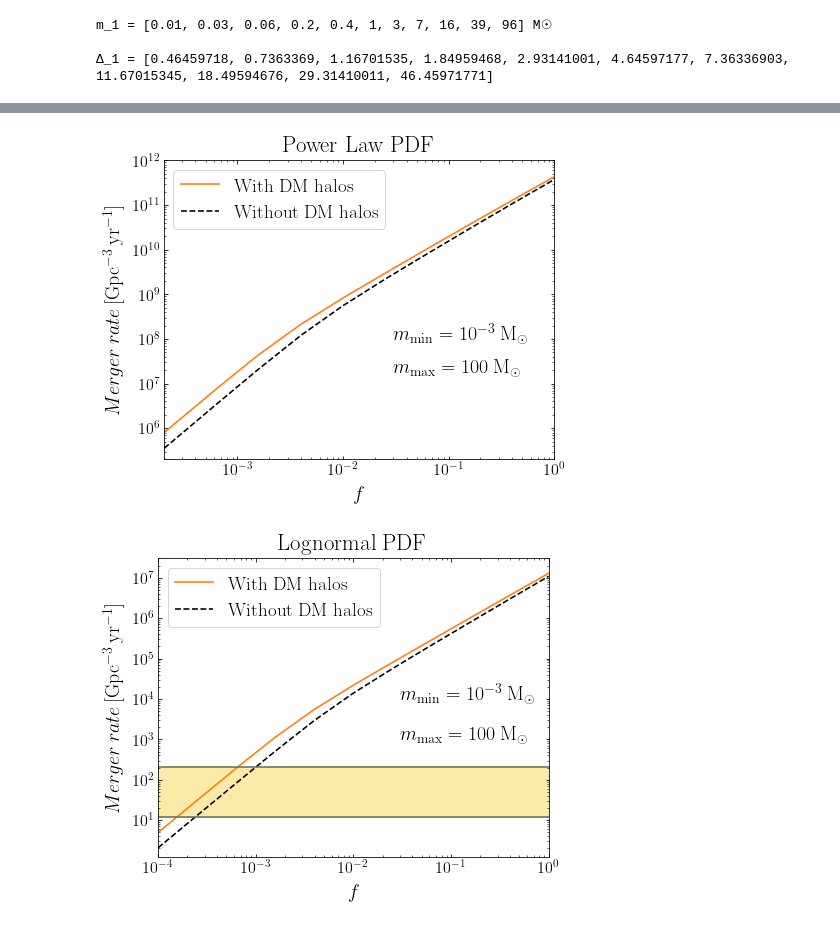
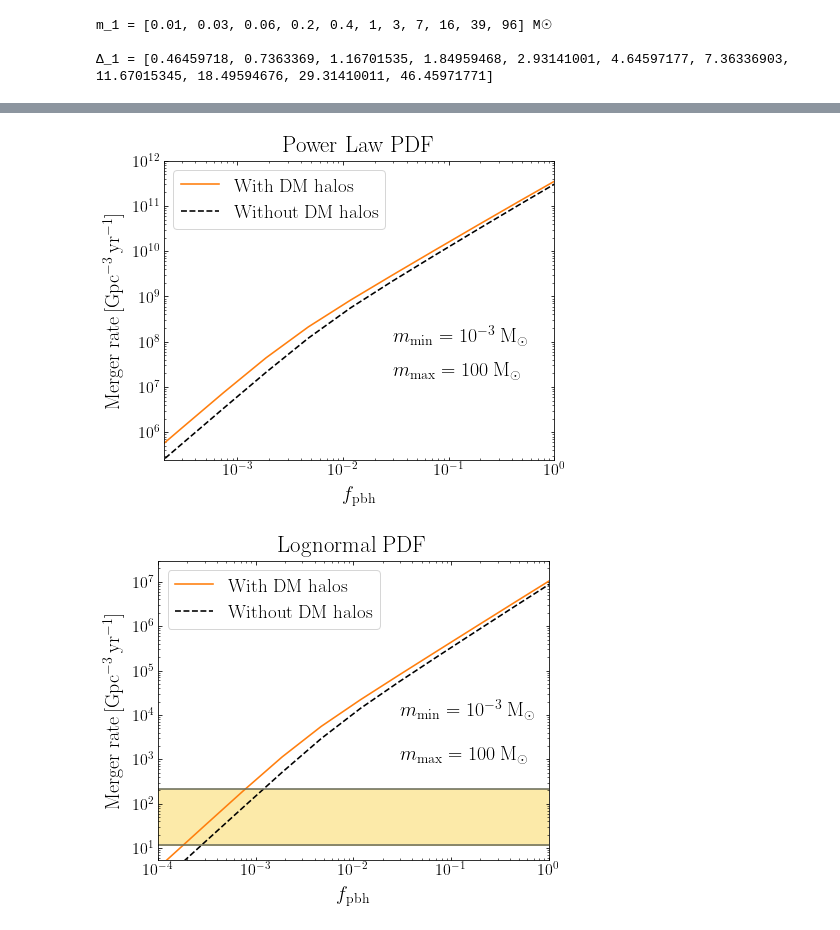
Before and after one commit to pratibhajangra591/Ifca-github, a Jupyter notebook: mergervsf.ipynb, the cells around one changed output, grey strips where cells are left out. Saved outputs shown, nothing was run; the diff lists cells and outputs as text; code cells hidden in the pictures.

```diff
--- a/mergervsf.ipynb
+++ b/mergervsf.ipynb
@@ -766,6 +761,12 @@ print('\v')
 print("m_1 =", m_1_list, "M☉")
 print('\v')
 print("Δ_1 =", Δ_1_list)
+
+
+f = np.geomspace(1e-4, 1, 11)
+f_pbh = f/0.85
+
+f_pbh_list = f_pbh.tolist()
 # %% [output]
 m_1 = [0.01, 0.03, 0.06, 0.2, 0.4, 1, 3, 7, 16, 39, 96] M☉
 
@@ -1208,4 +1197,7 @@ f_pbh_Lognormalhalo_100 = 3.51e-04
 # %%
+merge_PWRhalo_2 = np.load('merge_PWRhalo_2.npy')
+merge_PWR_2 = np.load('merge_PWR_2.npy')
+
 plt.figure(figsize = (7, 5.5))
 plt.rcParams['font.family'] = 'serif'
 plt.rcParams['xtick.direction'] = 'in'
@@ -1219,11 +1211,11 @@ plt.text(3e-2, 1.8e7, "$m_\mathrm{{max}} = 100 \: \mathrm{M_{\odot}}$", size = 2
 plt.rc('lines', linewidth = 1.6)
 plt.xticks(fontsize = 16)
 plt.yticks(fontsize = 16)
-plt.loglog(f_list, merge_PWRhalo_2, 'C1')
-plt.loglog(f_list, merge_PWR_2, 'k', linestyle = '--')
+plt.loglog(f_pbh_list, merge_PWRhalo_2, 'C1')
+plt.loglog(f_pbh_list, merge_PWR_2, 'k', linestyle = '--')
 
 plt.xlim(2e-4, 1)
-plt.ylim(2e5, 1e12)
+plt.ylim(2.5e5, 1e12)
 
 
 
@@ -1234,48 +1226,48 @@ plt.axhspan(12, 213, 1e-4, 1, color='#FBDD70', alpha=0.6)
 
 
 
-plt.xlabel('$f$', fontsize = 20, labelpad = 9)
-plt.ylabel('$Merger \: rate\,[\mathrm{Gpc^{-3}\,yr^{-1}}]$', fontsize = 20, labelpad = 9)
+plt.xlabel('$f_\mathrm{{pbh}}$', fontsize = 20, labelpad = 9)
+plt.ylabel('Merger rate$\,[\mathrm{Gpc^{-3}\,yr^{-1}}]$', fontsize = 20, labelpad = 9)
 plt.legend(["With DM halos", "Without DM halos"], prop = {'size':19}, loc = 'upper left',
            facecolor = 'white', fontsize = 110)
 plt.title('Power Law PDF', fontsize = 23, pad = 9)
 plt.savefig('2PWRmergervsfDM.pdf', bbox_inches = 'tight')
 plt.show()
 # %% [output]
-[figure, old version]
+[figure, new version]
 # %%
 plt.figure(figsize = (7, 5.5))
 plt.rcParams['font.family'] = 'serif'
 plt.rcParams['xtick.direction'] = 'in'
 plt.rcParams['ytick.direction'] = 'in'
 plt.tick_params(which='both', right=True, top=True)
 
 plt.text(3e-2, 1e4, "$m_\mathrm{{min}} = 10^{-3} \: \mathrm{M_{\odot}}$", size = 20)
 plt.text(3e-2, 1e3, "$m_\mathrm{{max}} = 100 \: \mathrm{M_{\odot}}$", size = 20)
 
 
 plt.rc('lines', linewidth = 1.6)
 plt.xticks(fontsize = 16)
 plt.yticks(fontsize = 16)
-plt.loglog(f_list, merge_Lognormalhalo_2, 'C1')
-plt.loglog(f_list, merge_Lognormal_2, 'k', linestyle = '--')
+plt.loglog(f_pbh_list, merge_Lognormalhalo_2, 'C1')
+plt.loglog(f_pbh_list, merge_Lognormal_2, 'k', linestyle = '--')
 
 plt.xlim(1e-4, 1)
-plt.ylim(1.2, 3e7)
+plt.ylim(5.5, 3e7)
 
 
 
 plt.axhline(y = 12, color = '#6E705E')
 plt.axhline(y = 213, color = '#6E705E')
 plt.axhspan(12, 213, 1e-4, 1, color='#FBDD70', alpha=0.6)
 
 
-plt.xlabel('$f$', fontsize = 20, labelpad = 9)
-plt.ylabel('$Merger \: rate\,[\mathrm{Gpc^{-3}\,yr^{-1}}]$', fontsize = 20, labelpad = 9)
+plt.xlabel('$f_\mathrm{{pbh}}$', fontsize = 20, labelpad = 9)
+plt.ylabel('Merger rate$\,[\mathrm{Gpc^{-3}\,yr^{-1}}]$', fontsize = 20, labelpad = 9)
 plt.legend(["With DM halos", "Without DM halos"], prop = {'size':19}, loc = 'upper left',
            facecolor = 'white', fontsize = 110)
 plt.title('Lognormal PDF', fontsize = 23, pad = 9)
 plt.savefig('2LgnmlmergervsfDM.pdf', bbox_inches = 'tight')
 plt.show()
 # %% [output]
-[figure, old version]
+[figure, new version]
```
Also changed, not shown: parts of 16 cells of this notebook.
